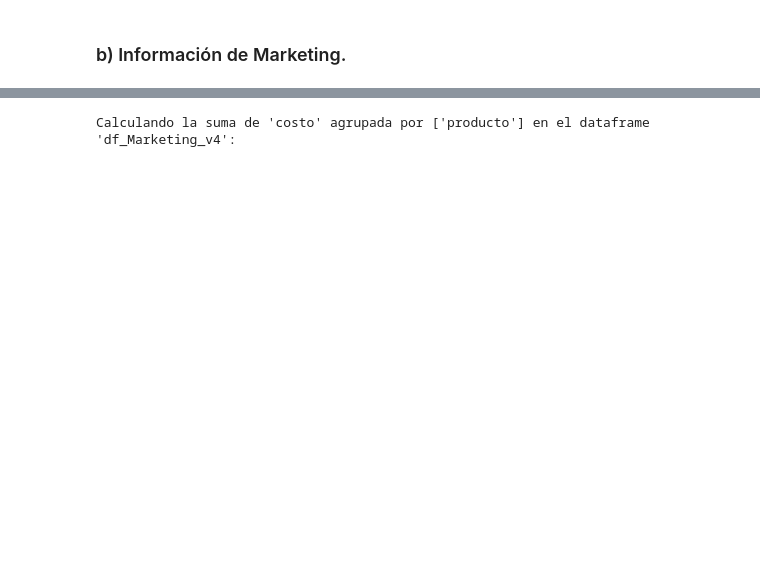
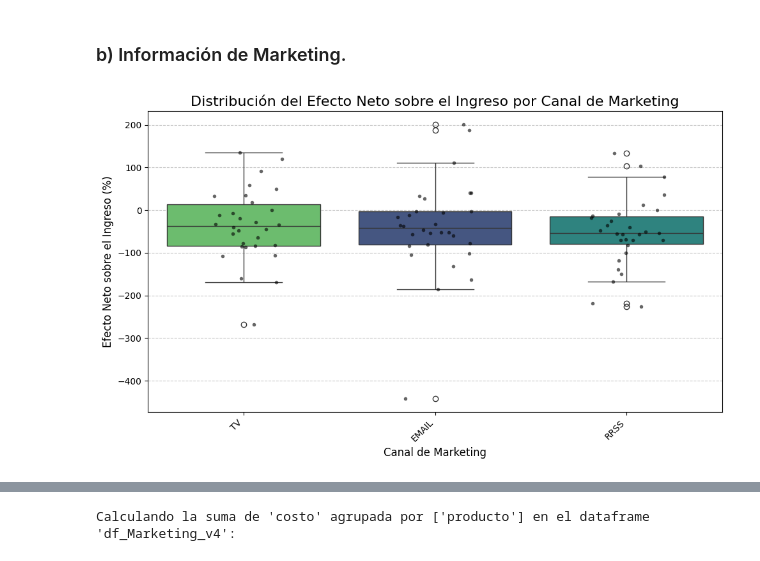
Before and after one commit to Javier-Espi/espineira_javier_C25262_TPI_Data_Analytics, a Jupyter notebook: espineira_javier_C25262_TPI_Data_Analytics_Entrega_Final.ipynb, the cells around one changed output, grey strips where cells are left out. Saved outputs shown, nothing was run; the diff lists cells and outputs as text; code cells hidden in the pictures; blank space fills up the shorter version.

```diff
--- a/espineira_javier_C25262_TPI_Data_Analytics_Entrega_Final.ipynb
+++ b/espineira_javier_C25262_TPI_Data_Analytics_Entrega_Final.ipynb
@@ -2234,5 +2278,26 @@ m
 # %% [markdown]
 ### b) Información de Marketing.
+# %%
+# Ordenar los canales por el efecto neto promedio para una mejor visualización
+orden_canales = df_Marketing_v4.groupby('canal', observed=False)['efecto_neto_sobre_el_ingreso'].mean().sort_values(ascending=False).index
+
+plt.figure(figsize=(10, 6))
+
+# Crear un boxplot para mostrar la distribución de los efectos netos por canal
+sns.boxplot(x='canal', y='efecto_neto_sobre_el_ingreso', data=df_Marketing_v4, order=orden_canales, palette='viridis', hue='canal', legend=False)
+
+# Superponer un stripplot (lluvia de puntos) para mostrar cada campaña individual
+sns.stripplot(x='canal', y='efecto_neto_sobre_el_ingreso', data=df_Marketing_v4, order=orden_canales, color='black', size=4, jitter=0.2, alpha=0.6)
+
+plt.title('Distribución del Efecto Neto sobre el Ingreso por Canal de Marketing', fontsize=16)
+plt.xlabel('Canal de Marketing', fontsize=12)
+plt.ylabel('Efecto Neto sobre el Ingreso (%)', fontsize=12)
+plt.xticks(rotation=45, ha='right')
+plt.grid(axis='y', linestyle='--', alpha=0.7)
+plt.tight_layout()
+plt.show()
+# %% [output]
+[figure, added]
 # %%
 # Ejemplos de Exito donde la campaña logro revertir la tendencia y mejorar la situacion previa a la misma.
 aux_Marketing_top5_efecto_neto_v4 = df_Marketing_v4.sort_values(by='efecto_neto_sobre_el_ingreso', ascending=False).head(5)
```
Also changed, not shown: parts of 29 cells of this notebook.
